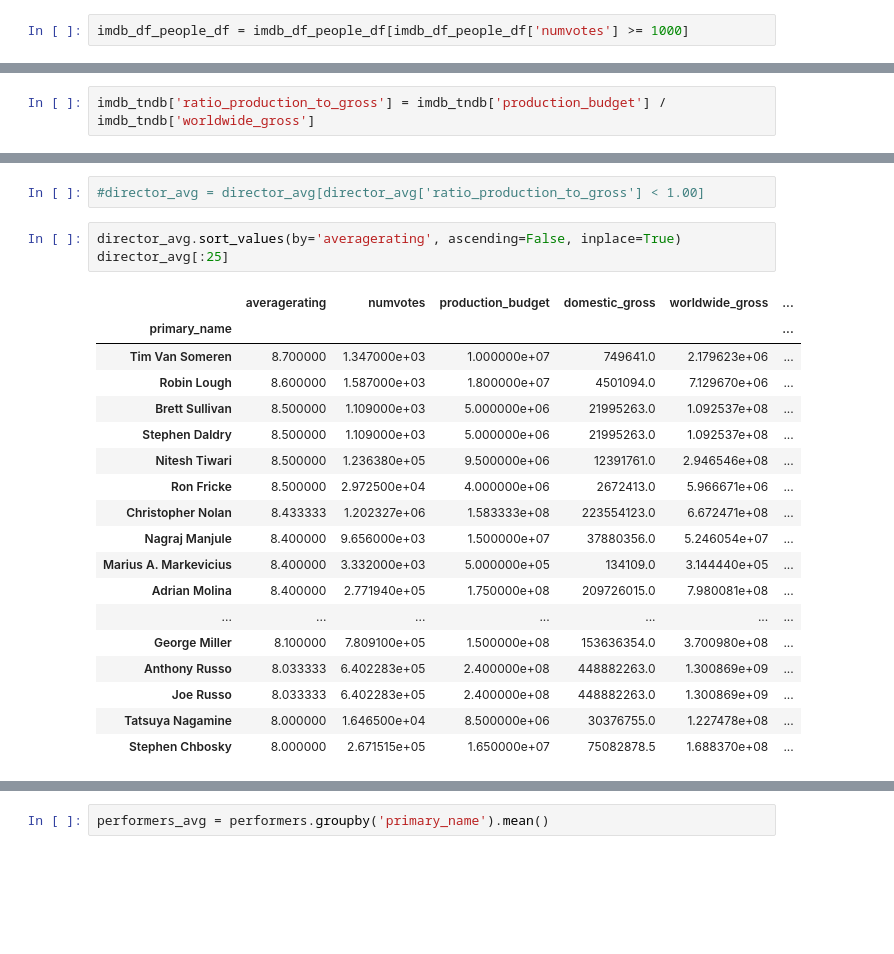
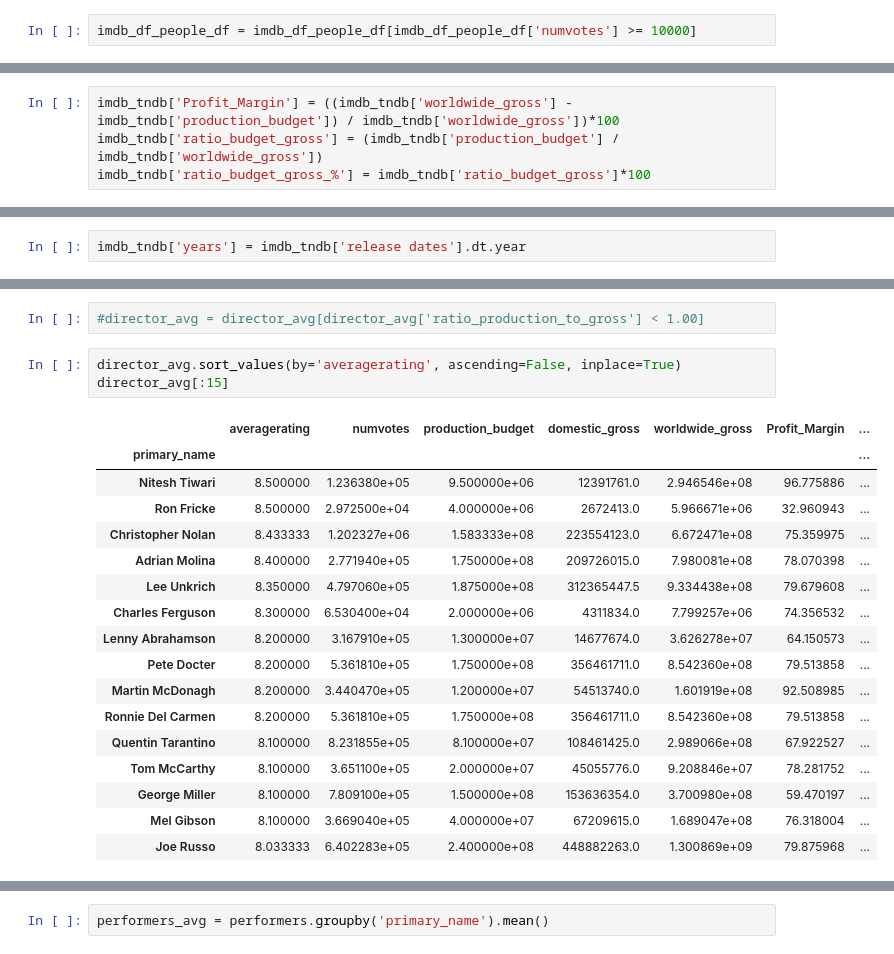
Before and after one commit to JCherryA050/phase_1_project, a Jupyter notebook: working_notebooks/ev_imdb_tmdb_notebook-Copy1.ipynb, the cells around one changed output, grey strips where cells are left out. Cells and saved outputs as stored; diff of their text form; blank space fills up the shorter version.

```diff
--- a/working_notebooks/ev_imdb_tmdb_notebook-Copy1.ipynb
+++ b/working_notebooks/ev_imdb_tmdb_notebook-Copy1.ipynb
@@ -402,7 +376,7 @@ ax.set_yticklabels(['10^2', '10^4', '10^6', '10^8', '10^10', '10^12', '10^14']);
 # %% [markdown]
 We will filter out movies with less than 10^2 votes
 # %%
-imdb_df_people_df = imdb_df_people_df[imdb_df_people_df['numvotes'] >= 1000]
+imdb_df_people_df = imdb_df_people_df[imdb_df_people_df['numvotes'] >= 10000]
 # %%
 imdb_df_people_df = imdb_df_people_df.dropna(subset=['numvotes'])
 imdb_df_people_df
@@ -517,5 +491,7 @@ imdb_tndb['worldwide_gross'] = imdb_tndb['worldwide_gross'].astype(float)
-# %%
-imdb_tndb['ratio_production_to_gross'] = imdb_tndb['production_budget'] / imdb_tndb['worldwide_gross']
+# %%
+imdb_tndb['Profit_Margin'] = ((imdb_tndb['worldwide_gross'] - imdb_tndb['production_budget']) / imdb_tndb['worldwide_gross'])*100
+imdb_tndb['ratio_budget_gross'] = (imdb_tndb['production_budget'] / imdb_tndb['worldwide_gross'])
+imdb_tndb['ratio_budget_gross_%'] = imdb_tndb['ratio_budget_gross']*100
 # %% [markdown]
 ## Filtering out rows with domestic and worldwide gross is zero
 # %%
@@ -587,3 +560,5 @@ dtypes: datetime64[ns](1), float64(6), object(6)
 memory usage: 1.4+ MB
 # %%
 imdb_tndb = imdb_tndb[imdb_tndb['release dates'] >= '1960-01-01']
+# %%
+imdb_tndb['years'] = imdb_tndb['release dates'].dt.year
@@ -648,23 +635,22 @@ director_avg.sort_values(by='averagerating', ascending=False)
 #director_avg = director_avg[director_avg['ratio_production_to_gross'] < 1.00]
 # %%
 director_avg.sort_values(by='averagerating', ascending=False, inplace=True)
-director_avg[:25]
+director_avg[:15]
 # %% [output]
-|  | averagerating | numvotes | production_budget | domestic_gross | worldwide_gross | ... |
-| primary_name |  |  |  |  |  | ... |
-| Tim Van Someren | 8.700000 | 1.347000e+03 | 1.000000e+07 | 749641.0 | 2.179623e+06 | ... |
-| Robin Lough | 8.600000 | 1.587000e+03 | 1.800000e+07 | 4501094.0 | 7.129670e+06 | ... |
-| Brett Sullivan | 8.500000 | 1.109000e+03 | 5.000000e+06 | 21995263.0 | 1.092537e+08 | ... |
-| Stephen Daldry | 8.500000 | 1.109000e+03 | 5.000000e+06 | 21995263.0 | 1.092537e+08 | ... |
-| Nitesh Tiwari | 8.500000 | 1.236380e+05 | 9.500000e+06 | 12391761.0 | 2.946546e+08 | ... |
-| Ron Fricke | 8.500000 | 2.972500e+04 | 4.000000e+06 | 2672413.0 | 5.966671e+06 | ... |
-| Christopher Nolan | 8.433333 | 1.202327e+06 | 1.583333e+08 | 223554123.0 | 6.672471e+08 | ... |
-| Nagraj Manjule | 8.400000 | 9.656000e+03 | 1.500000e+07 | 37880356.0 | 5.246054e+07 | ... |
-| Marius A. Markevicius | 8.400000 | 3.332000e+03 | 5.000000e+05 | 134109.0 | 3.144440e+05 | ... |
-| Adrian Molina | 8.400000 | 2.771940e+05 | 1.750000e+08 | 209726015.0 | 7.980081e+08 | ... |
-| ... | ... | ... | ... | ... | ... | ... |
-| George Miller | 8.100000 | 7.809100e+05 | 1.500000e+08 | 153636354.0 | 3.700980e+08 | ... |
-| Anthony Russo | 8.033333 | 6.402283e+05 | 2.400000e+08 | 448882263.0 | 1.300869e+09 | ... |
-| Joe Russo | 8.033333 | 6.402283e+05 | 2.400000e+08 | 448882263.0 | 1.300869e+09 | ... |
-| Tatsuya Nagamine | 8.000000 | 1.646500e+04 | 8.500000e+06 | 30376755.0 | 1.227478e+08 | ... |
-| Stephen Chbosky | 8.000000 | 2.671515e+05 | 1.650000e+07 | 75082878.5 | 1.688370e+08 | ... |
+|  | averagerating | numvotes | production_budget | domestic_gross | worldwide_gross | Profit_Margin | ... |
+| primary_name |  |  |  |  |  |  | ... |
+| Nitesh Tiwari | 8.500000 | 1.236380e+05 | 9.500000e+06 | 12391761.0 | 2.946546e+08 | 96.775886 | ... |
+| Ron Fricke | 8.500000 | 2.972500e+04 | 4.000000e+06 | 2672413.0 | 5.966671e+06 | 32.960943 | ... |
+| Christopher Nolan | 8.433333 | 1.202327e+06 | 1.583333e+08 | 223554123.0 | 6.672471e+08 | 75.359975 | ... |
+| Adrian Molina | 8.400000 | 2.771940e+05 | 1.750000e+08 | 209726015.0 | 7.980081e+08 | 78.070398 | ... |
+| Lee Unkrich | 8.350000 | 4.797060e+05 | 1.875000e+08 | 312365447.5 | 9.334438e+08 | 79.679608 | ... |
+| Charles Ferguson | 8.300000 | 6.530400e+04 | 2.000000e+06 | 4311834.0 | 7.799257e+06 | 74.356532 | ... |
+| Lenny Abrahamson | 8.200000 | 3.167910e+05 | 1.300000e+07 | 14677674.0 | 3.626278e+07 | 64.150573 | ... |
+| Pete Docter | 8.200000 | 5.361810e+05 | 1.750000e+08 | 356461711.0 | 8.542360e+08 | 79.513858 | ... |
+| Martin McDonagh | 8.200000 | 3.440470e+05 | 1.200000e+07 | 54513740.0 | 1.601919e+08 | 92.508985 | ... |
+| Ronnie Del Carmen | 8.200000 | 5.361810e+05 | 1.750000e+08 | 356461711.0 | 8.542360e+08 | 79.513858 | ... |
+| Quentin Tarantino | 8.100000 | 8.231855e+05 | 8.100000e+07 | 108461425.0 | 2.989066e+08 | 67.922527 | ... |
+| Tom McCarthy | 8.100000 | 3.651100e+05 | 2.000000e+07 | 45055776.0 | 9.208846e+07 | 78.281752 | ... |
+| George Miller | 8.100000 | 7.809100e+05 | 1.500000e+08 | 153636354.0 | 3.700980e+08 | 59.470197 | ... |
+| Mel Gibson | 8.100000 | 3.669040e+05 | 4.000000e+07 | 67209615.0 | 1.689047e+08 | 76.318004 | ... |
+| Joe Russo | 8.033333 | 6.402283e+05 | 2.400000e+08 | 448882263.0 | 1.300869e+09 | 79.875968 | ... |
```
Also changed, not shown: parts of 62 cells of this notebook, 8 other files.
